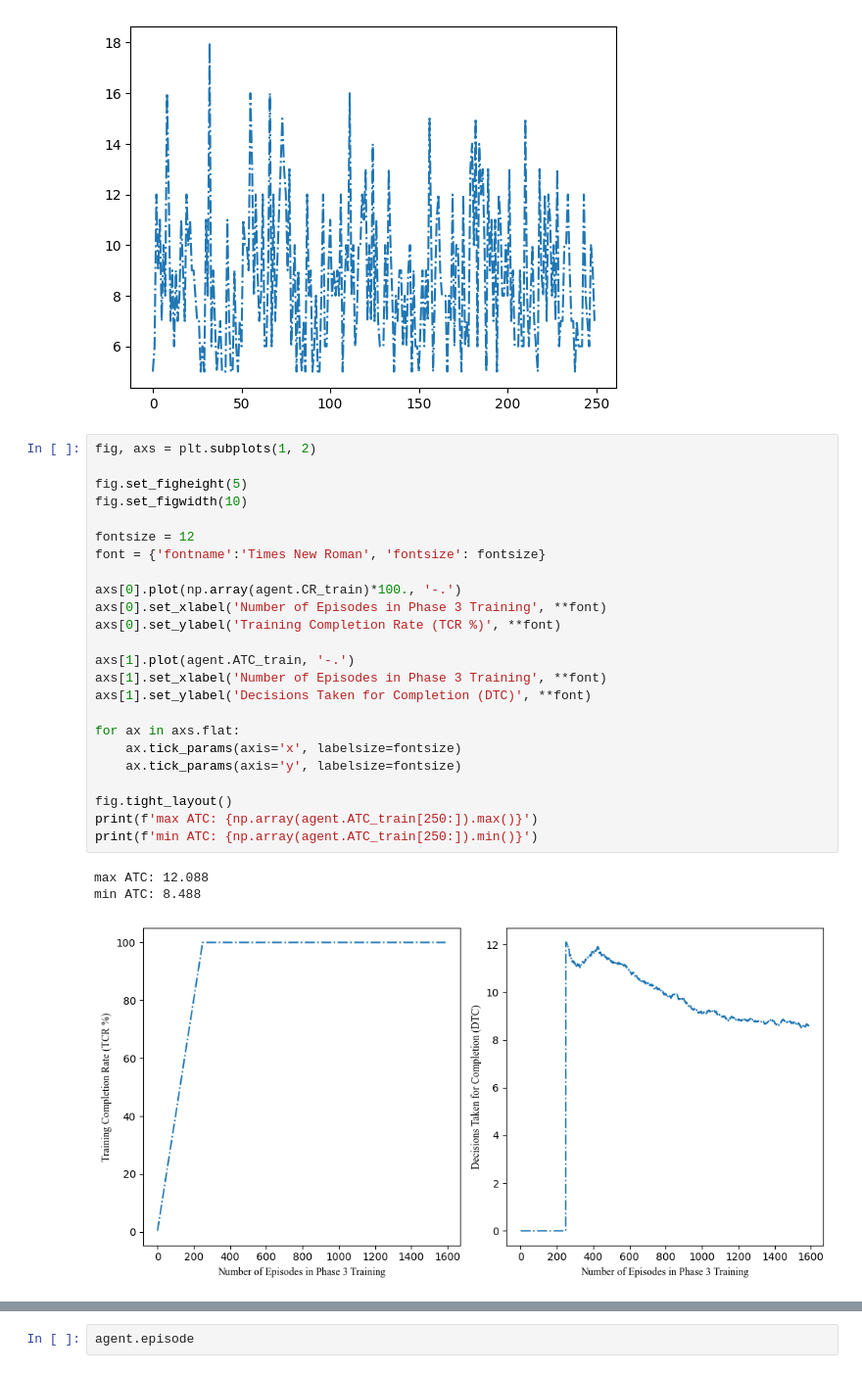
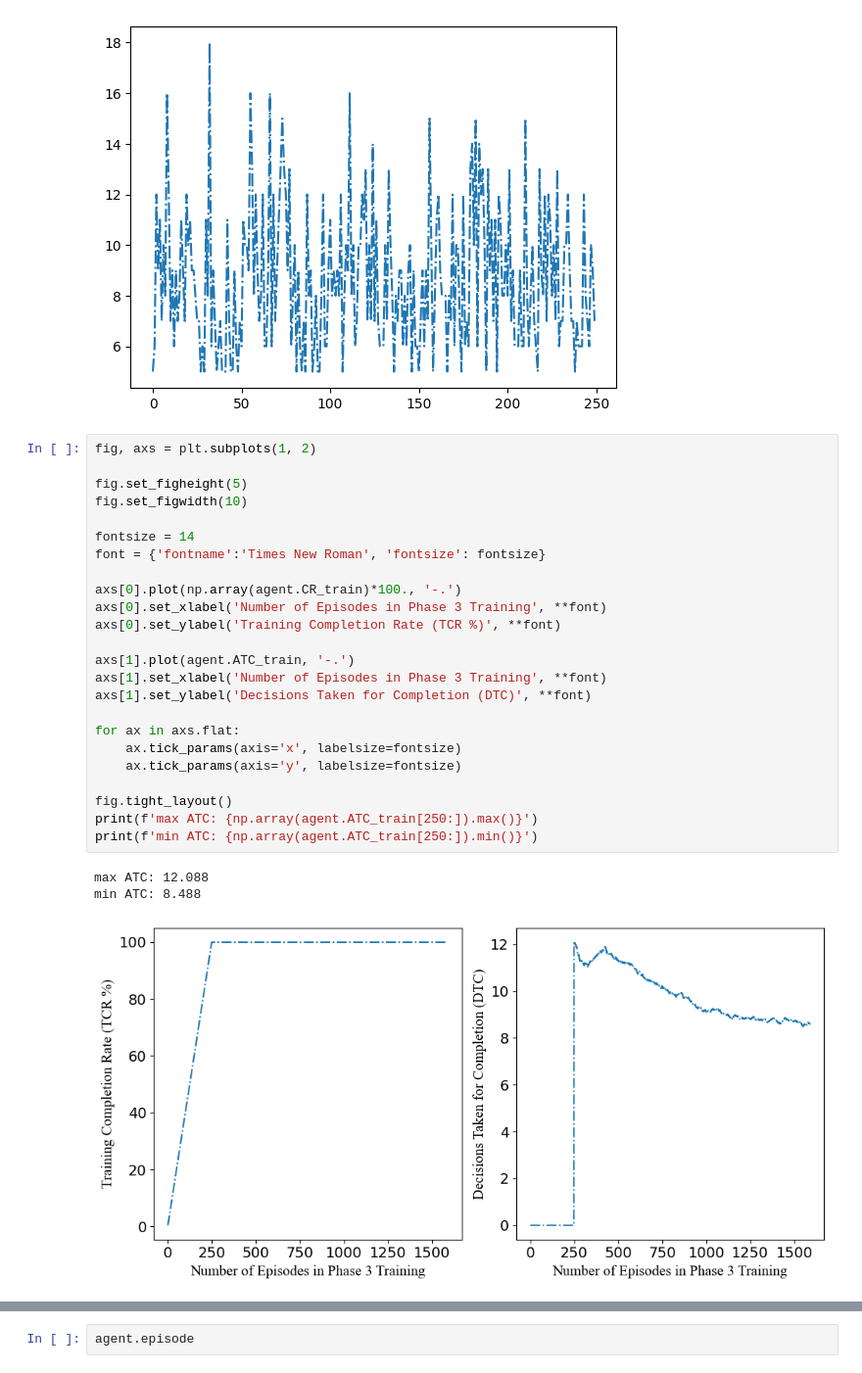
Before and after one commit to ryanyu512/vision_based_synergies_between_closed_loop_grasping_and_pushing, a Jupyter notebook: research2.0/research2.0_train.ipynb, the cells around one changed output, grey strips where cells are left out. Shown: that part at 98% size. Saved outputs shown, nothing was run; the diff lists cells and outputs as text.

```diff
--- a/research2.0/research2.0_train.ipynb
+++ b/research2.0/research2.0_train.ipynb
@@ -97,31 +97,31 @@ plt.plot(agent.action_taken_record_train, '-.')
 # %%
 fig, axs = plt.subplots(1, 2)
 
 fig.set_figheight(5)
 fig.set_figwidth(10)
 
-fontsize = 12
+fontsize = 14
 font = {'fontname':'Times New Roman', 'fontsize': fontsize}
 
 axs[0].plot(np.array(agent.CR_train)*100., '-.')
 axs[0].set_xlabel('Number of Episodes in Phase 3 Training', **font)
 axs[0].set_ylabel('Training Completion Rate (TCR %)', **font)
 
 axs[1].plot(agent.ATC_train, '-.')
 axs[1].set_xlabel('Number of Episodes in Phase 3 Training', **font)
 axs[1].set_ylabel('Decisions Taken for Completion (DTC)', **font)
 
 for ax in axs.flat:
     ax.tick_params(axis='x', labelsize=fontsize)
     ax.tick_params(axis='y', labelsize=fontsize)
 
 fig.tight_layout()
 print(f'max ATC: {np.array(agent.ATC_train[250:]).max()}')
 print(f'min ATC: {np.array(agent.ATC_train[250:]).min()}')
 # %% [output]
 max ATC: 12.088
 min ATC: 8.488
-[figure, old version]
+[figure, new version]
 # %%
 fig, axs = plt.subplots(1, 2)
 
```
Also changed, not shown: parts of 1 cell of this notebook, 1 other file.
